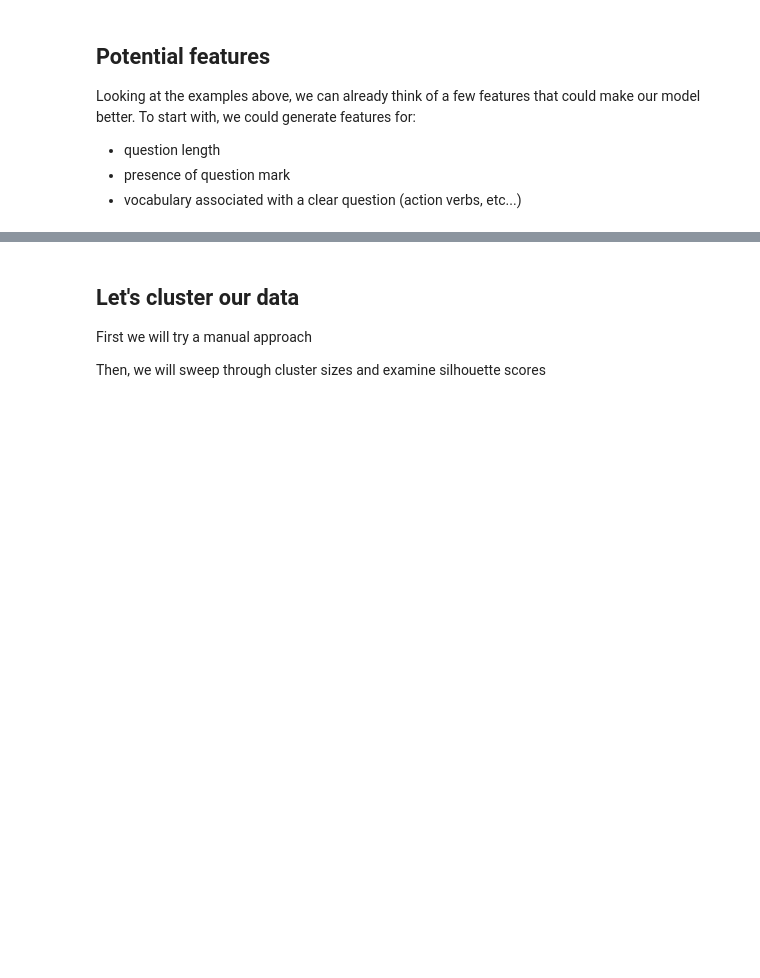
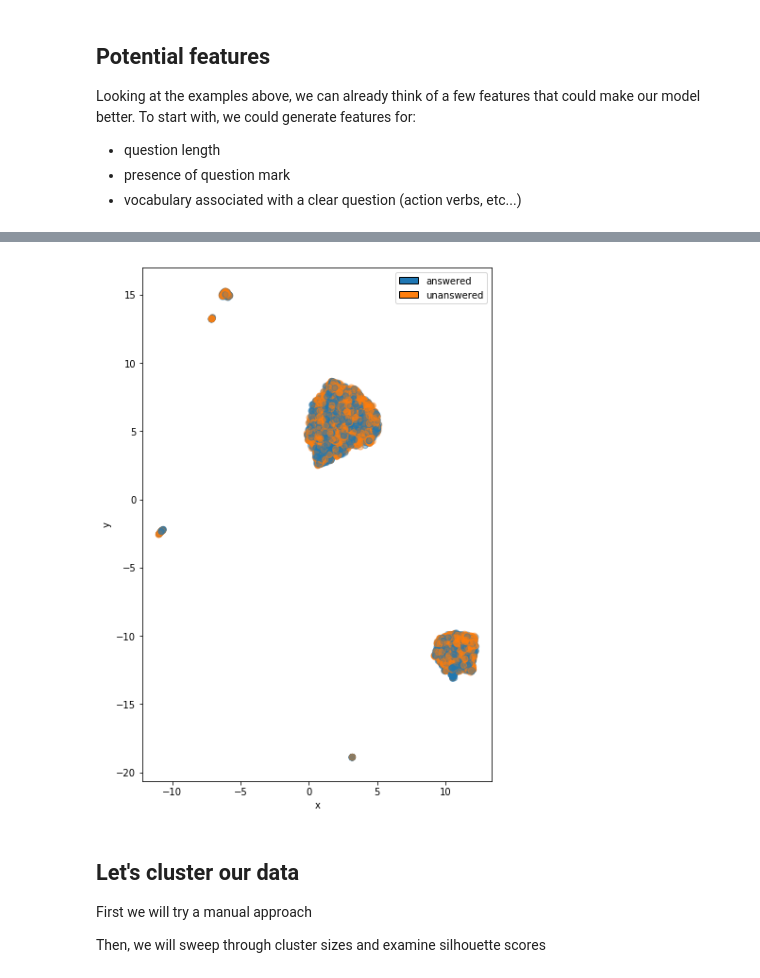
Before and after one commit to hundredblocks/ml-powered-applications, a Jupyter notebook: dataset_deep_dive.ipynb, the cells around one changed output, grey strips where cells are left out. Saved outputs shown, nothing was run; the diff lists cells and outputs as text; code cells hidden in the pictures; blank space fills up the shorter version.

```diff
--- a/dataset_deep_dive.ipynb
+++ b/dataset_deep_dive.ipynb
@@ -231,6 +272,14 @@ df["action_verb_full"] = (df["full_text"].str.contains("can", regex=False) | df[
 df["question_mark_full"] = df["full_text"].str.contains("?", regex=False)
 # %%
 from data_processing import add_features_to_df
-df = add_features_to_df(df.loc[df["is_question"]].copy())
+
+df = add_features_to_df(df.loc[df["is_question"]].copy(), pretrained_vectors=True)
+# %%
+train_author, test_author = get_split_by_author(df[df["is_question"]])
+train_labels  = train_author["AcceptedAnswerId"].notna()
+
+spacy_emb_full = train_author["full_text"].apply(lambda x: nlp(x).vector)
 # %%
 from data_processing import get_vectorized_inputs_and_label
+
+vectorized_features, _ = get_vectorized_inputs_and_label(train_author)
@@ -241,10 +286,10 @@ spacy_emb_full = train_author[train_author["is_question"]]["full_text"].apply(la
-# %%
-vectorized_features, _ = get_vectorized_inputs_and_label(df)
 # %%
 umap_embedder = umap.UMAP()
 umap_features = umap_embedder.fit_transform(vectorized_features)
 # %%
-plot_embeddings(umap_features)
+plot_embeddings(umap_features, train_labels)
+# %% [output]
+[figure, added]
 # %%
 # plot_figure = get_interactive_umap_embeddings_plot(umap_features, sent_labels, raw_text, legends=sent_labels)
 # show(plot_figure)
```
Also changed, not shown: parts of 19 cells of this notebook.
